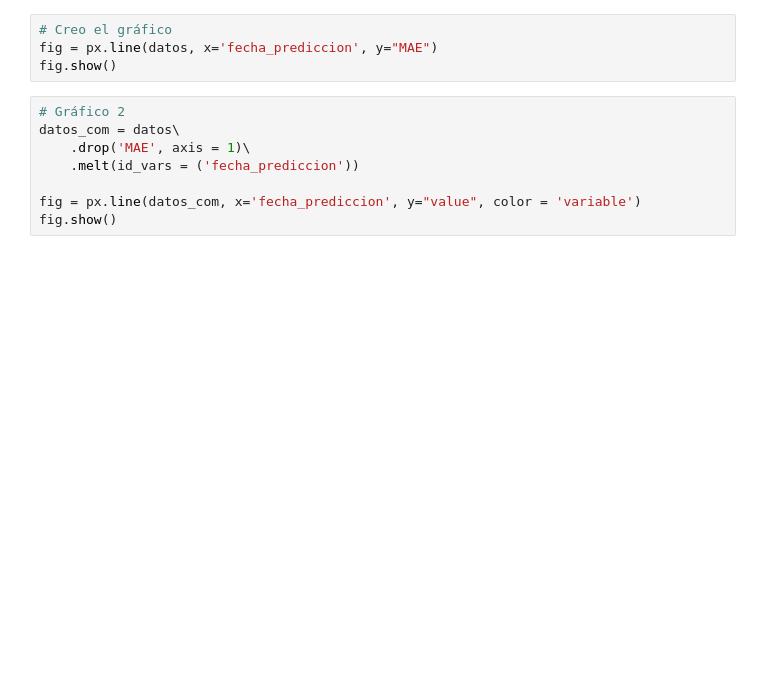
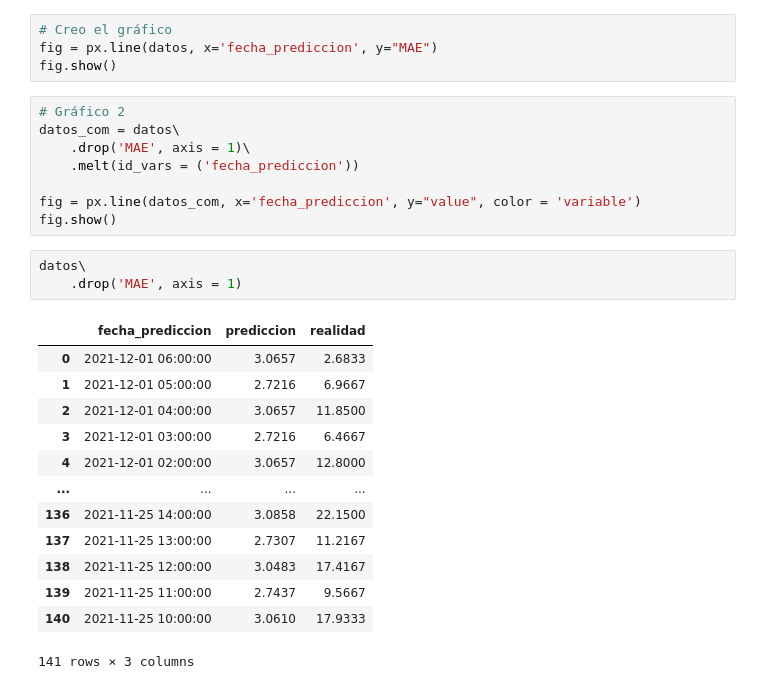
Before and after one commit to anderDecidata/Ejemplo-MLOps, a Jupyter notebook: notebooks/mostrar_capacidad_predictiva.ipynb, the cells around one changed output. Saved outputs shown, nothing was run; the diff lists cells and outputs as text; blank space fills up the shorter version.

```diff
--- a/notebooks/mostrar_capacidad_predictiva.ipynb
+++ b/notebooks/mostrar_capacidad_predictiva.ipynb
@@ -43,3 +43,20 @@ datos_com = datos\
 
 fig = px.line(datos_com, x='fecha_prediccion', y="value", color = 'variable')
 fig.show()
+# %%
+datos\
+    .drop('MAE', axis = 1)
+# %% [output]
+|  | fecha_prediccion | prediccion | realidad |
+| 0 | 2021-12-01 06:00:00 | 3.0657 | 2.6833 |
+| 1 | 2021-12-01 05:00:00 | 2.7216 | 6.9667 |
+| 2 | 2021-12-01 04:00:00 | 3.0657 | 11.8500 |
+| 3 | 2021-12-01 03:00:00 | 2.7216 | 6.4667 |
+| 4 | 2021-12-01 02:00:00 | 3.0657 | 12.8000 |
+| ... | ... | ... | ... |
+| 136 | 2021-11-25 14:00:00 | 3.0858 | 22.1500 |
+| 137 | 2021-11-25 13:00:00 | 2.7307 | 11.2167 |
+| 138 | 2021-11-25 12:00:00 | 3.0483 | 17.4167 |
+| 139 | 2021-11-25 11:00:00 | 2.7437 | 9.5667 |
+| 140 | 2021-11-25 10:00:00 | 3.0610 | 17.9333 |
+141 rows × 3 columns
```
Also changed, not shown: parts of 1 cell of this notebook, 4 other files.
